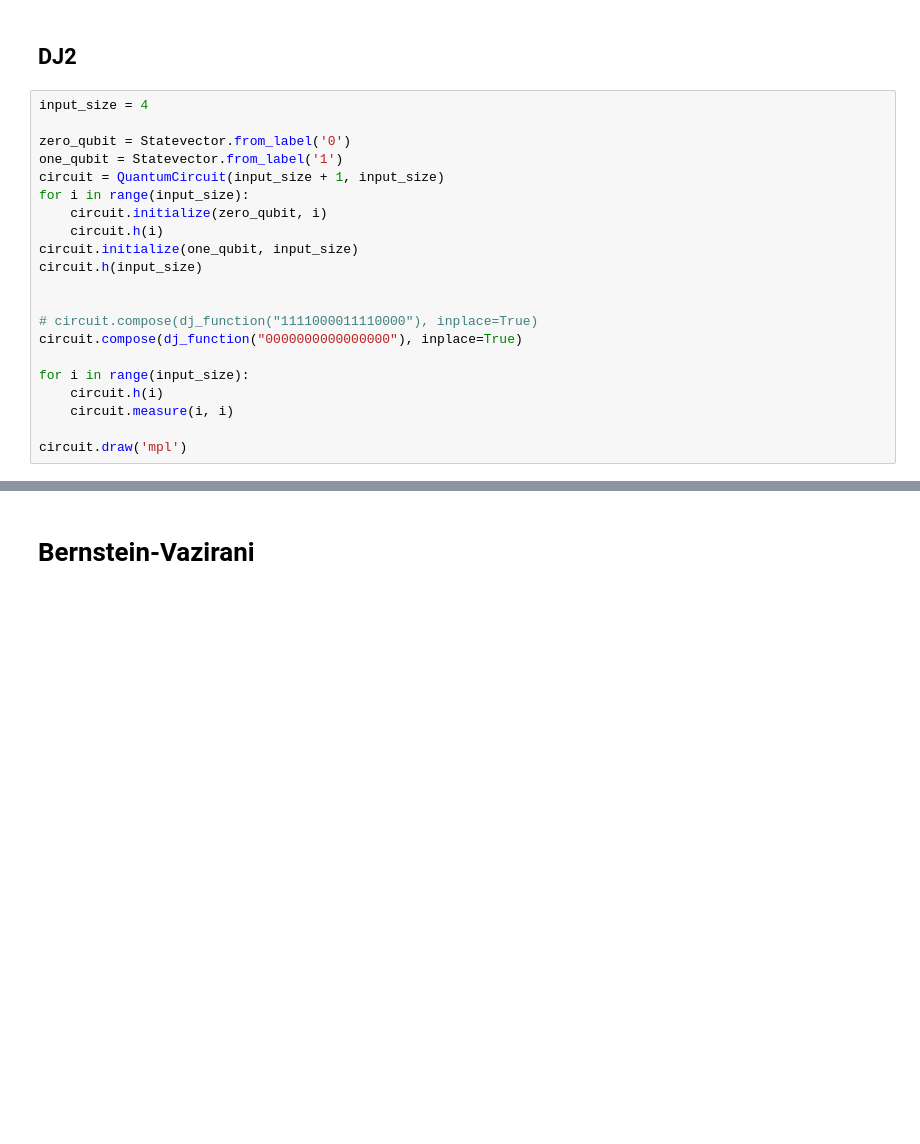
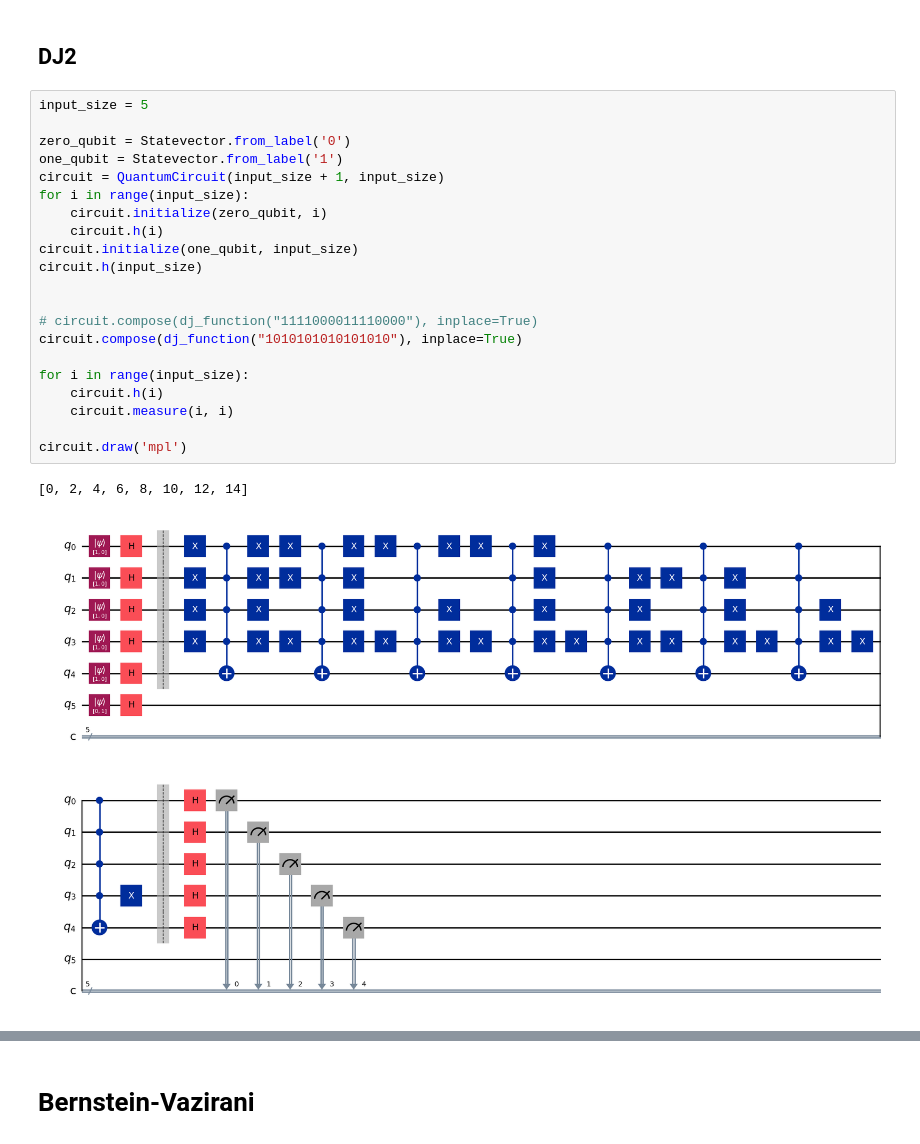
Before and after one commit to KungFur1/vu-ps-semester-7, a Jupyter notebook: quantum-computing/lab-2-1/lab.ipynb, the cells around one changed output, grey strips where cells are left out. Cells and saved outputs as stored; diff of their text form; blank space fills up the shorter version.

```diff
--- a/quantum-computing/lab-2-1/lab.ipynb
+++ b/quantum-computing/lab-2-1/lab.ipynb
@@ -240,26 +243,29 @@ circuit.draw('mpl')
 # %% [markdown]
 ## DJ2
 # %%
-input_size = 4
+input_size = 5
 
 zero_qubit = Statevector.from_label('0')
 one_qubit = Statevector.from_label('1')
 circuit = QuantumCircuit(input_size + 1, input_size)
 for i in range(input_size):
     circuit.initialize(zero_qubit, i)
     circuit.h(i)
 circuit.initialize(one_qubit, input_size)
 circuit.h(input_size)
 
 
 # circuit.compose(dj_function("1111000011110000"), inplace=True)
-circuit.compose(dj_function("0000000000000000"), inplace=True)
+circuit.compose(dj_function("1010101010101010"), inplace=True)
 
 for i in range(input_size):
     circuit.h(i)
     circuit.measure(i, i)
 
 circuit.draw('mpl')
+# %% [output]
+[0, 2, 4, 6, 8, 10, 12, 14]
+[figure, added]
 # %%
 calculator = BasicSimulator()
 transpiledScheme = transpile(circuit, calculator)
```
Also changed, not shown: parts of 11 cells of this notebook, 7 other files.
